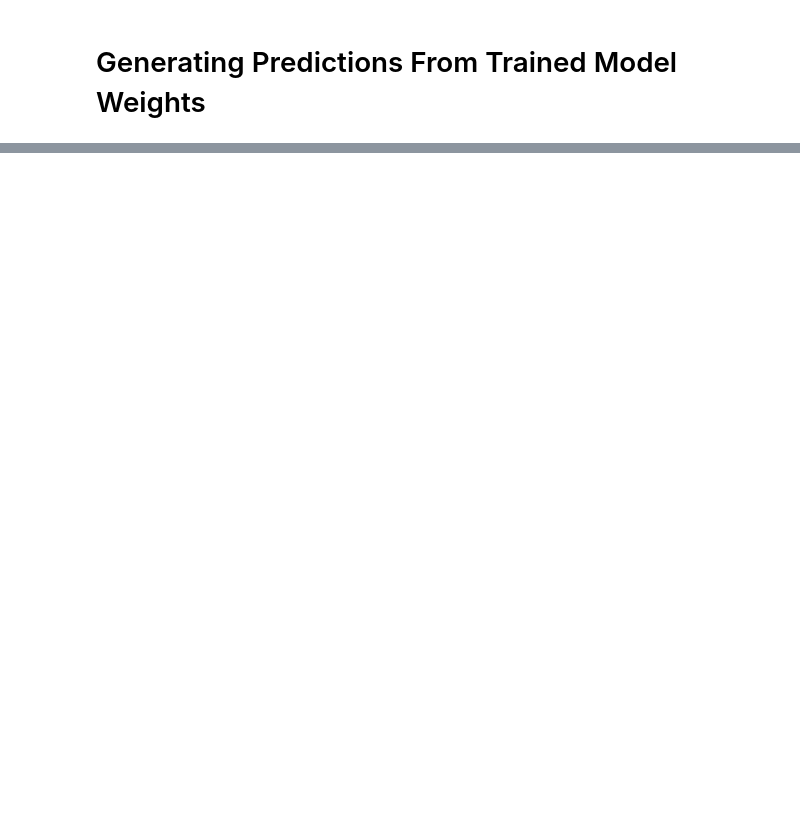
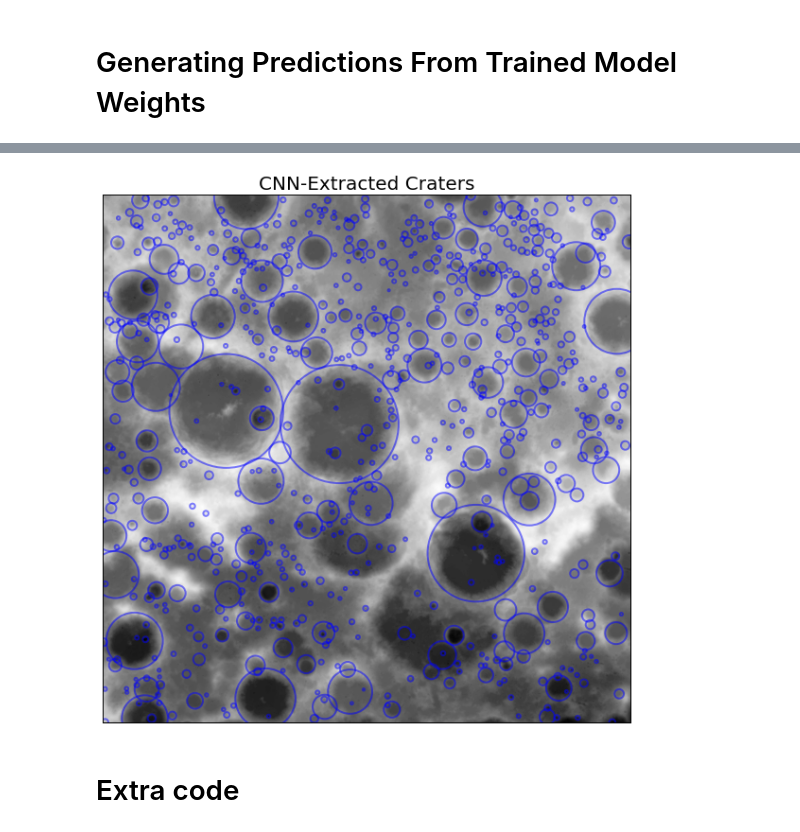
Before and after one commit to silburt/DeepMoon, a Jupyter notebook: Insight.ipynb, the cells around one changed output, grey strips where cells are left out. Cells and saved outputs as stored; diff of their text form; code cells hidden in the pictures; blank space fills up the shorter version.

```diff
--- a/Insight.ipynb
+++ b/Insight.ipynb
@@ -82,3 +117,28 @@ plt.tight_layout()
+# %%
+# Dimensions of crop
+longp = 0.6     # longitude coordinate as a percentage of Lunar test region (0-1 range)
+latp = 0.5      # latitude coordinate as a percentage of Lunar test region (0-1 range)
+lenp = 0.2      # length of cropped Lunar test region as a percentage  (0-1 range)
+
+# Load post-processed craters and Global Image of Moon
+craters = np.load('post-processed_test_craters.npy')
+img_global = Image.open('tests/LunarLROLrocKaguya_1180mperpix_downsamp.png').convert("L")
+
+# Get cropped image of the Moon and corresponding cropped crater catalogue.
+img_crop, craters_pix, _, _, _ = crop_craters(craters, img_global, longp, latp, lenp)
+
+f, (ax1) = plt.subplots(1, 1, figsize=[10, 10])
+ax1.imshow(img_crop, cmap='Greys_r', vmin=np.min(img_crop), vmax=np.max(img_crop))
+for x, y, r in craters_pix:
+    circle = plt.Circle((x, y), r, color='blue', fill=False, linewidth=2, alpha=0.5)
+    ax1.add_artist(circle)
+ax1.set_title("CNN-Extracted Craters", fontsize=20)
+ax1.yaxis.set_visible(False)
+ax1.xaxis.set_visible(False)
+# %% [output]
+[figure, added]
+# %% [markdown]
+# Extra code
 # %%
 # Helper Stats Function: Match CNN-extracted craters to ground-truth, get precision recall
 def get_stats(CNN_craters, GT_craters, longlat_thresh2=2.6, rad_thresh=1.8):
```
Also changed, not shown: parts of 8 cells of this notebook, 2 other files.
